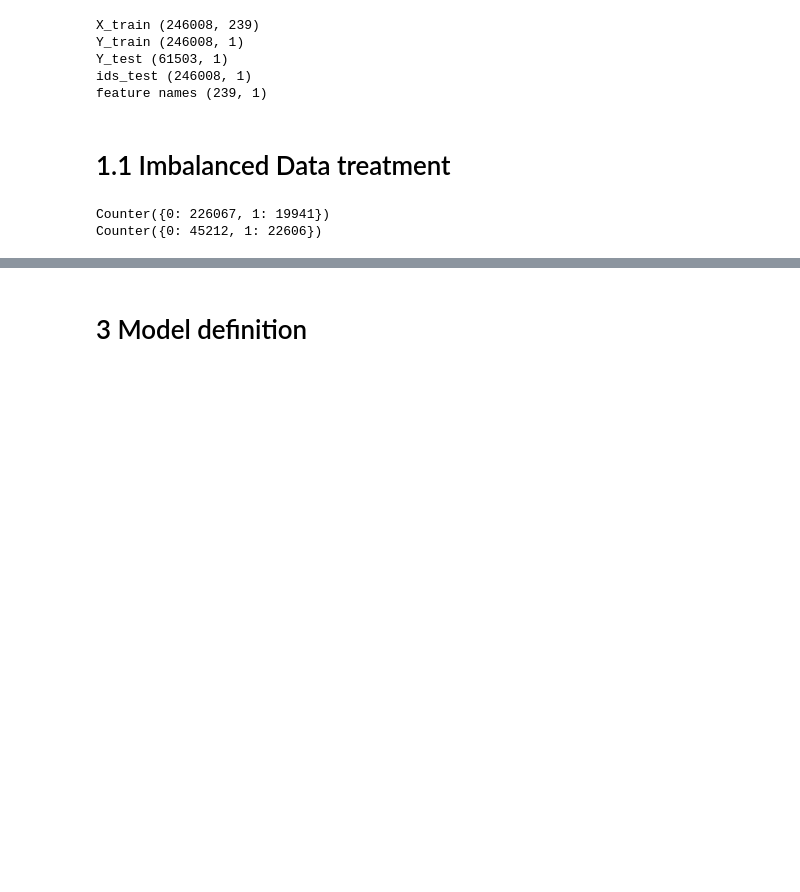
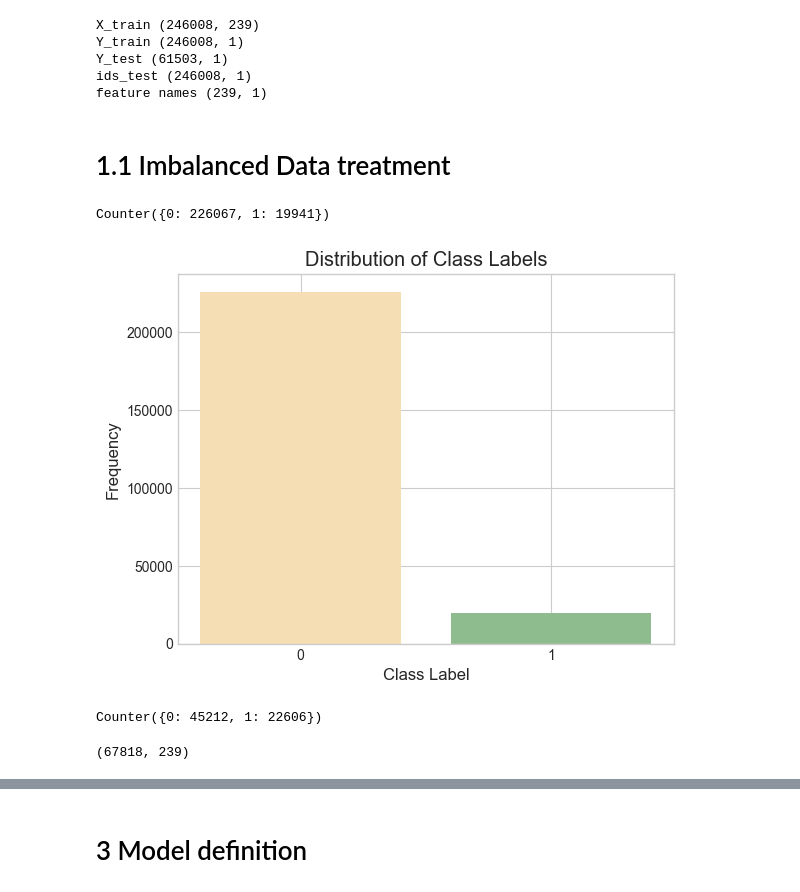
Before and after one commit to MarkoBrie/credit_scoring_with_MLOPS, a Jupyter notebook: 2_Model_selection.ipynb, the cells around one changed output, grey strips where cells are left out. Drawn from its saved outputs; the diff is of its cells as text; code cells hidden in the pictures; blank space fills up the shorter version.

```diff
--- a/2_Model_selection.ipynb
+++ b/2_Model_selection.ipynb
@@ -127,34 +127,50 @@ def scale_data(df_train, df_test):
 
 def SMOTE_transformation(X, y):
     # summarize class distribution
+    #plt.style.use('seaborn-v0_8-whitegrid')
+    plt.style.use('seaborn-v0_8-pastel')
     counter = Counter(y)
     print(counter)
+    plt.bar(counter.keys(), counter.values(), color = ['darkseagreen', 'wheat'])
+    plt.xlabel('Class Label')
+    plt.ylabel('Frequency')
+    plt.title('Distribution of Class Labels')
+    class_labels = [0, 1]
+    # Set xticks and yticks to integer values
+    plt.xticks(range(len(class_labels)), class_labels)
+    #plt.yticks(range(max(counter.values()) + 1))  # Range up to the maximum count
+    plt.show()
     # define pipeline
     over = SMOTE(sampling_strategy=0.1)
     under = RandomUnderSampler(sampling_strategy=0.5)
     steps = [('o', over), ('u', under)]
     pipeline = Pipeline(steps=steps)
     # transform the dataset
     X, y = pipeline.fit_resample(X, y)
     # summarize the new class distribution
     counter = Counter(y)
     print(counter)
     # scatter plot of examples by class label
     #for label, _ in counter.items():
     #    print(label)
     #    row_ix = where(y == label)[0]
     #    print(row_ix)
     #    pyplot.scatter(X[row_ix, 0], X[row_ix, 1], label=str(label))
 
     #pyplot.legend()
     #pyplot.show()
 
     return X, y
 
 x_train_smote, y_train_smote = SMOTE_transformation(X_train, Y_train['TARGET'])
 # %% [output]
 Counter({0: 226067, 1: 19941})
-Counter({0: 45212, 1: 22606})
+[figure, added]
+Counter({0: 45212, 1: 22606})
+# %%
+x_train_smote.shape
+# %% [output]
+(67818, 239)
 # %% [markdown]
 <a name='2'></a>
 # 2 Metrics definition
```
Also changed, not shown: parts of 2 cells of this notebook, 5 other files.
